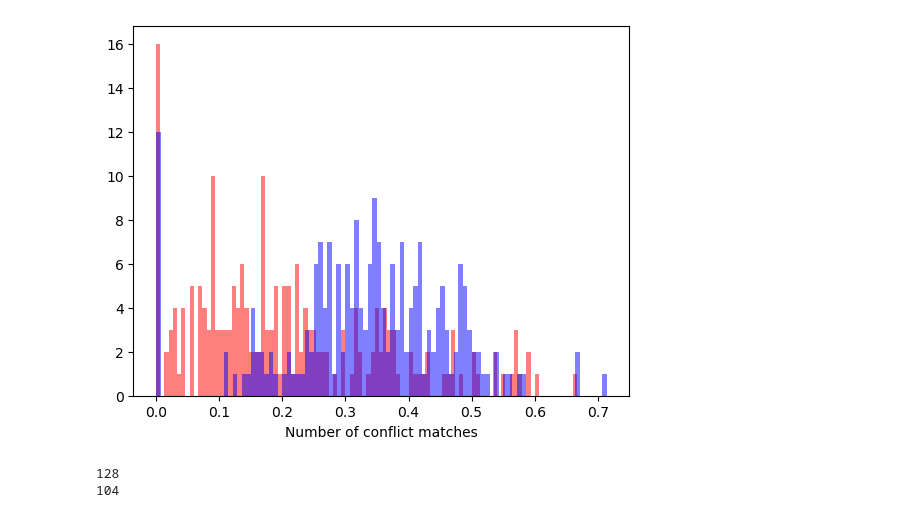
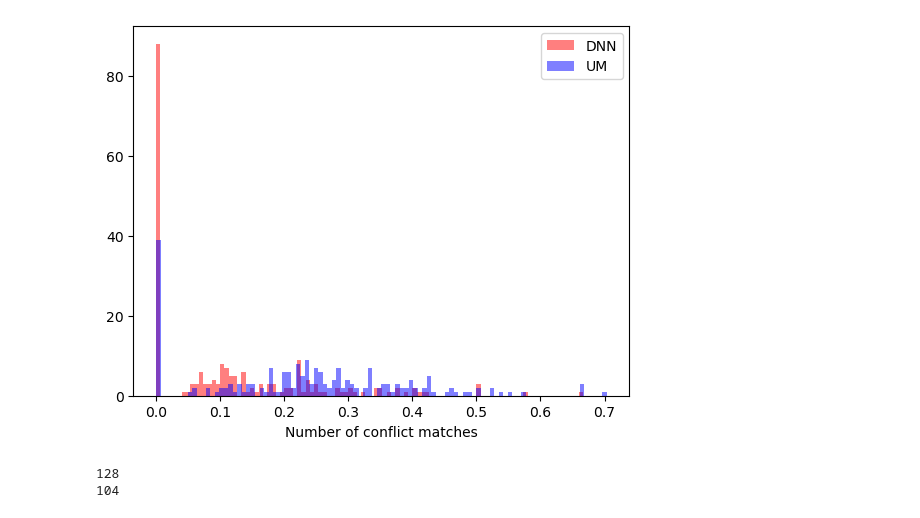
Before and after one commit to suyash144/DeepMatch, a Jupyter notebook: testing/conflict_matches.ipynb, the cells around one changed output. Saved outputs shown, nothing was run; the diff lists cells and outputs as text; code cells hidden in the pictures.

Commit message:
plotted conflict matches histogram after filtering and made func to reproduce EDFig5

```diff
--- a/testing/conflict_matches.ipynb
+++ b/testing/conflict_matches.ipynb
@@ -25,7 +25,7 @@ def get_matches(mt, mt_path, rec1, rec2, dnn_metric="DNNSim", um_metric="MatchPr
             col = mt.loc[:, "WavformSim":"LocTrajectorySim"]
             mt[um_metric] = col.mean(axis=1)
         thresh_um = dnn_dist.get_threshold(mt, metric=um_metric, vis=False)
-    within = mt.loc[(mt["RecSes1"]==mt["RecSes2"]), [dnn_metric, "ISICorr", "ID1", "ID2", um_metric]]                                              # Only keep within-day bits
+    within = mt.loc[(mt["RecSes1"]==mt["RecSes2"]), [dnn_metric, "ISICorr", "ID1", "ID2", um_metric, "RecSes1", "RecSes2"]]                                              # Only keep within-day bits
     across = mt.loc[(mt["RecSes1"]!=mt["RecSes2"]), [dnn_metric, "ISICorr", um_metric, "RecSes1", "RecSes2", "ID1", "ID2"]]                        # Only keep across-day bits
 
     # Correct for different median similarities between within- and across-day sets.
@@ -41,13 +41,13 @@ def get_matches(mt, mt_path, rec1, rec2, dnn_metric="DNNSim", um_metric="MatchPr
         print("no DNN matches found!")
         return None, None
     matches_across = isi_corr.spatial_filter(mt_path, matches_across, dist_thresh, plot_drift=False)
-    return matches_across, um_matches
+    return matches_across, um_matches, within, thresh, thresh_um
 
 
 test_data_root = os.path.join(os.path.dirname(os.path.dirname(os.getcwd())), "R_DATA_UnitMatch")
 mt_path = os.path.join(test_data_root, "AL036", "19011116882", "3", "new_matchtable.csv")
 mt = pd.read_csv(mt_path)
-dnn_matches, um_matches = get_matches(mt, mt_path, 4,5)
+dnn_matches, um_matches, within, thresh, thresh_um = get_matches(mt, mt_path, 4,5)
 # %%
 def conflicts(matches, prop:bool):
     conflicts = []
@@ -57,36 +57,47 @@ def conflicts(matches, prop:bool):
         r1 = match["RecSes1"]
         r2 = match["RecSes2"]
 
         neuron1=matches.loc[(matches["ID1"]==id1) & (matches["RecSes1"]==r1),:]
         if len(neuron1)>1:
             conflicts.append((r1,id1,r2,id2))
 
         neuron2=matches.loc[(matches["ID2"]==id2) & (matches["RecSes2"]==r2),:]
         if len(neuron2)>1:
             conflicts.append((r1,id1,r2,id2))
     if not prop:
         return len(set(conflicts))
     else:
-        return len(set(conflicts))/len(matches)
+        if len(matches)==0:
+            return 0
+        else:
+            return len(set(conflicts))/len(matches)
 
 mt = pd.read_csv(mt_path)
 sessions = set(mt["RecSes1"].unique())
 
 conflict_matches_dnn = []
 conflict_matches_um = []
 for r1 in sessions:
     for r2 in sessions:
         if r1>=r2:
             continue
-        dnn_matches, um_matches = get_matches(mt, mt_path, r1, r2)
+        dnn_matches, um_matches, within, thresh, thresh_um = get_matches(mt, mt_path, r1, r2)
+
+        # Filtering steps here
+        dnn_matches = isi_corr.directional_filter(dnn_matches)
+        um_matches = isi_corr.directional_filter(um_matches)
+        dnn_matches = isi_corr.remove_split_units(mt_path, within, dnn_matches, thresh, "DNNSim")
+        um_matches = isi_corr.remove_split_units(mt_path, within, um_matches, thresh_um, "MatchProb")
+
         conflict_matches_dnn.append(conflicts(dnn_matches, prop=True))
         conflict_matches_um.append(conflicts(um_matches, prop=True))
 plt.hist(conflict_matches_dnn, bins = 100, label="DNN", color="r", alpha=0.5)
 plt.hist(conflict_matches_um, bins = 100, label="UM", color="b", alpha=0.5)
 plt.xlabel("Number of conflict matches")
+plt.legend()
 plt.show()
 # %% [output]
-[figure, old version]
+[figure, new version]
 # %%
 # TESTING DIRECTIONAL FILTER
 print(len(dnn_matches))
```
Also changed, not shown: 1 other file.
